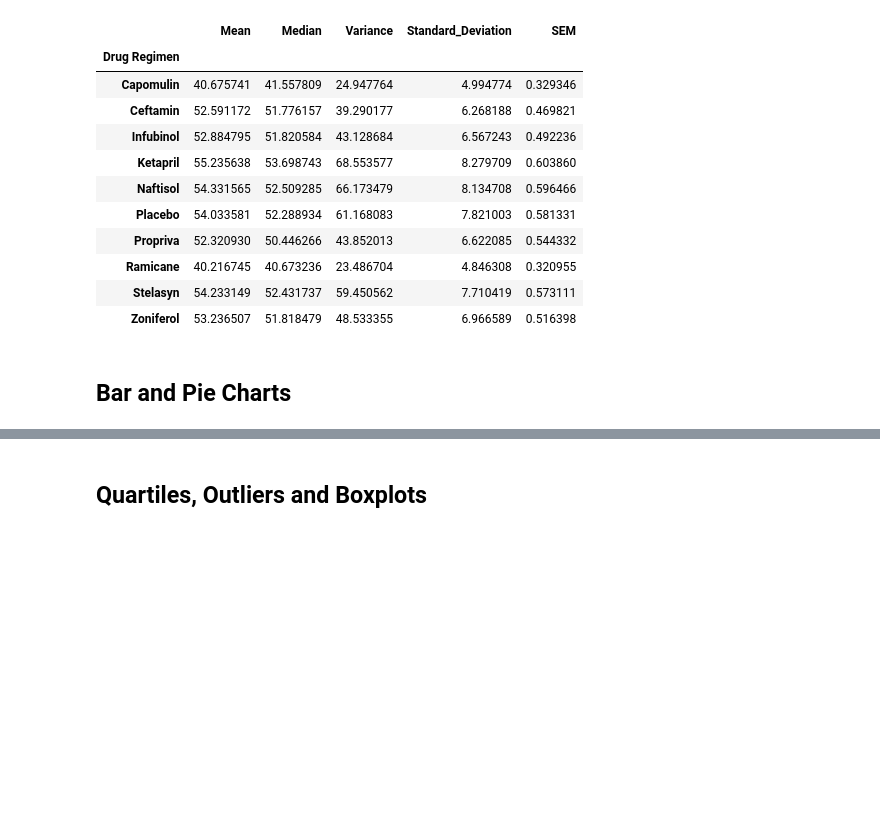
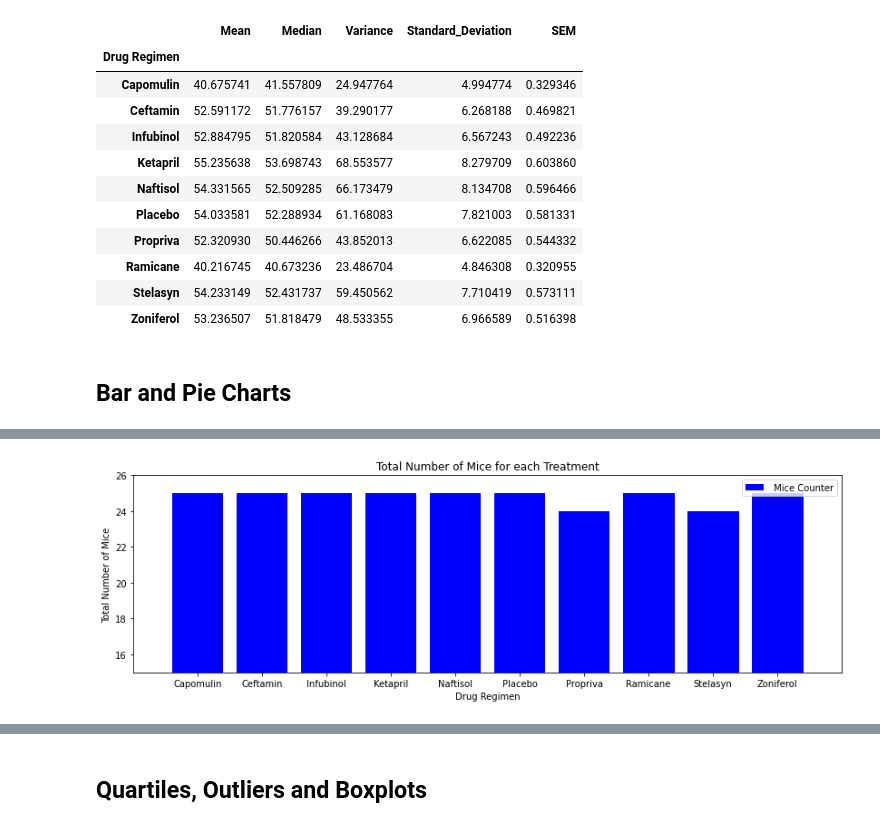
Before and after one commit to roberto-g-v/Matplotlib-mice-tests-analysis, a Jupyter notebook: pymaceuticals_starter.ipynb, the cells around one changed output, grey strips where cells are left out. Cells and saved outputs as stored; diff of their text form; code cells hidden in the pictures; blank space fills up the shorter version.

```diff
--- a/pymaceuticals_starter.ipynb
+++ b/pymaceuticals_starter.ipynb
@@ -189,0 +206,23 @@ second_summary_df
+# %%
+# Show the total number of mice for each treatment throughout the course of the study using pyplot.
+number_mice = mice_regimen.values
+number_mice
+
+# Generate a bar plot
+x_axis = np.arange(len(number_mice))
+drug_regimen = mice_regimen.index
+tick_locations = [value for value in x_axis]
+
+# Format plot
+plt.figure(figsize=(14,4))
+plt.bar(x_axis, number_mice, color="blue", alpha=1, align="center", label = " Mice Counter")
+plt.xticks(tick_locations, drug_regimen)
+plt.xlim(-1, len(x_axis))
+plt.ylim(15, max(number_mice)+1)
+plt.legend()
+plt.title("Total Number of Mice for each Treatment")
+plt.xlabel("Drug Regimen")
+plt.ylabel("Total Number of Mice")
+plt.show()
+# %% [output]
+[figure, added]
```
Also changed, not shown: parts of 18 cells of this notebook.
